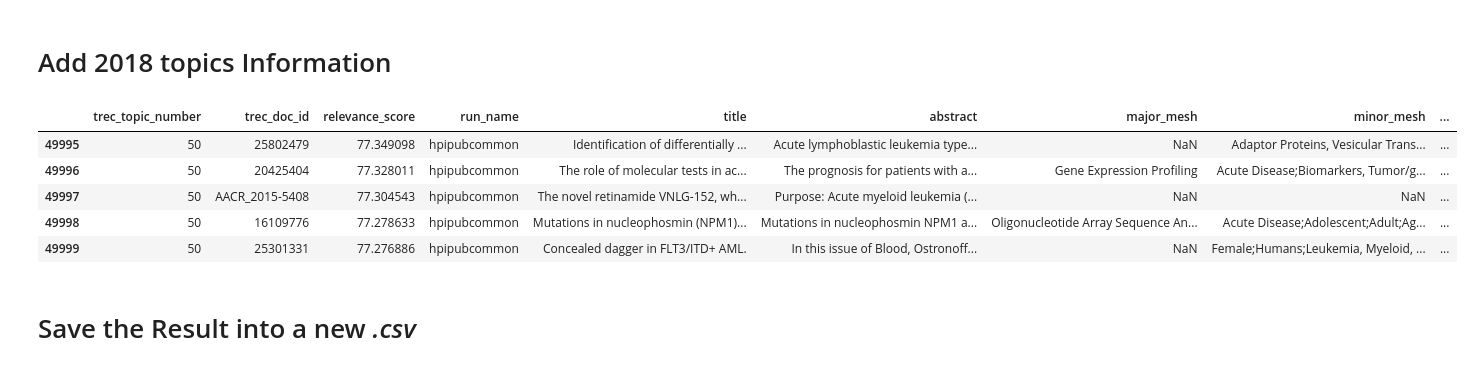
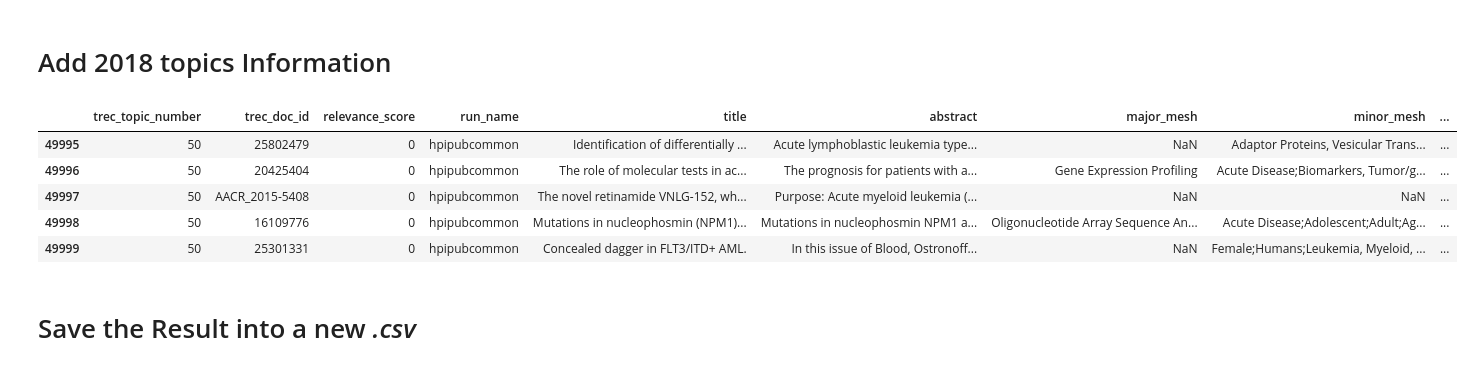
Before and after one commit to hyperlist/trec-pm, a Jupyter notebook: notebooks/PreProcessRuns.ipynb, the cells around one changed output. Drawn from its saved outputs; the diff is of its cells as text; code cells hidden in the pictures.

```diff
--- a/notebooks/PreProcessRuns.ipynb
+++ b/notebooks/PreProcessRuns.ipynb
@@ -298,15 +301,15 @@ topics.head(1)
 # Add 2018 topics Information
 # %%
 processedRun = abstractsRun.merge(topics, left_on=['trec_topic_number'], right_on=['trec_topic_number'], how='left')
-processedRun['score'] = 0
+processedRun['relevance_score'] = 0
 processedRun.tail()
 # %% [output]
 |  | trec_topic_number | trec_doc_id | relevance_score | run_name | title | abstract | major_mesh | minor_mesh | ... |
-| 49995 | 50 | 25802479 | 77.349098 | hpipubcommon | Identification of differentially ... | Acute lymphoblastic leukemia type... | NaN | Adaptor Proteins, Vesicular Trans... | ... |
-| 49996 | 50 | 20425404 | 77.328011 | hpipubcommon | The role of molecular tests in ac... | The prognosis for patients with a... | Gene Expression Profiling | Acute Disease;Biomarkers, Tumor/g... | ... |
-| 49997 | 50 | AACR_2015-5408 | 77.304543 | hpipubcommon | The novel retinamide VNLG-152, wh... | Purpose: Acute myeloid leukemia (... | NaN | NaN | ... |
-| 49998 | 50 | 16109776 | 77.278633 | hpipubcommon | Mutations in nucleophosmin (NPM1)... | Mutations in nucleophosmin NPM1 a... | Oligonucleotide Array Sequence An... | Acute Disease;Adolescent;Adult;Ag... | ... |
-| 49999 | 50 | 25301331 | 77.276886 | hpipubcommon | Concealed dagger in FLT3/ITD+ AML. | In this issue of Blood, Ostronoff... | NaN | Female;Humans;Leukemia, Myeloid, ... | ... |
+| 49995 | 50 | 25802479 | 0 | hpipubcommon | Identification of differentially ... | Acute lymphoblastic leukemia type... | NaN | Adaptor Proteins, Vesicular Trans... | ... |
+| 49996 | 50 | 20425404 | 0 | hpipubcommon | The role of molecular tests in ac... | The prognosis for patients with a... | Gene Expression Profiling | Acute Disease;Biomarkers, Tumor/g... | ... |
+| 49997 | 50 | AACR_2015-5408 | 0 | hpipubcommon | The novel retinamide VNLG-152, wh... | Purpose: Acute myeloid leukemia (... | NaN | NaN | ... |
+| 49998 | 50 | 16109776 | 0 | hpipubcommon | Mutations in nucleophosmin (NPM1)... | Mutations in nucleophosmin NPM1 a... | Oligonucleotide Array Sequence An... | Acute Disease;Adolescent;Adult;Ag... | ... |
+| 49999 | 50 | 25301331 | 0 | hpipubcommon | Concealed dagger in FLT3/ITD+ AML. | In this issue of Blood, Ostronoff... | NaN | Female;Humans;Leukemia, Myeloid, ... | ... |
 # %% [markdown]
 # Save the Result into a new _.csv_
 # %%
```
Also changed, not shown: parts of 2 cells of this notebook, 1 other file.
